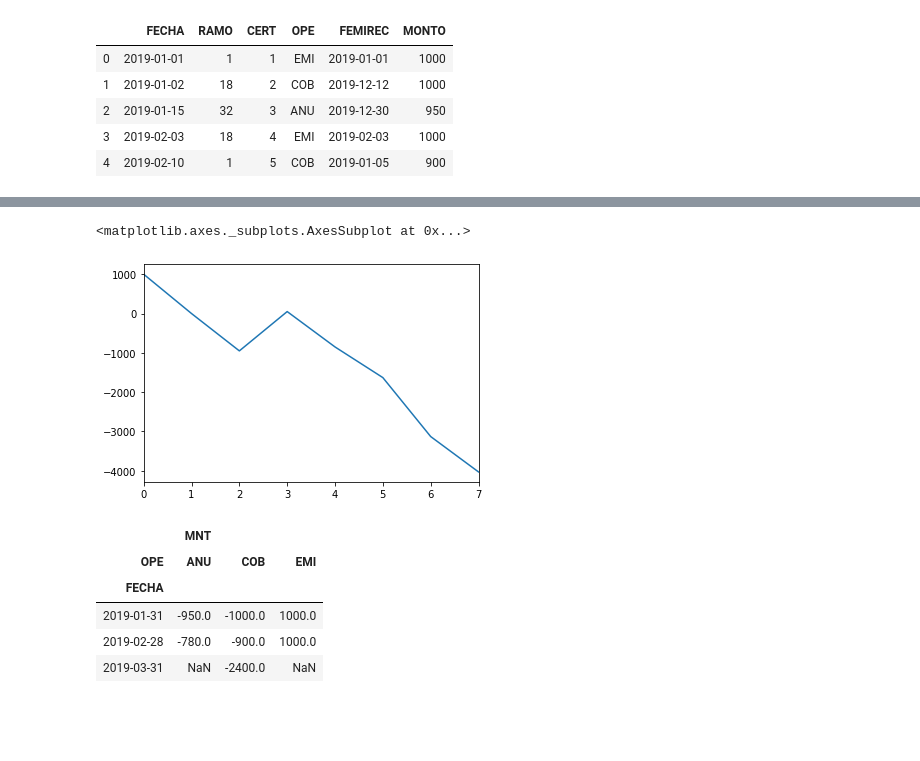
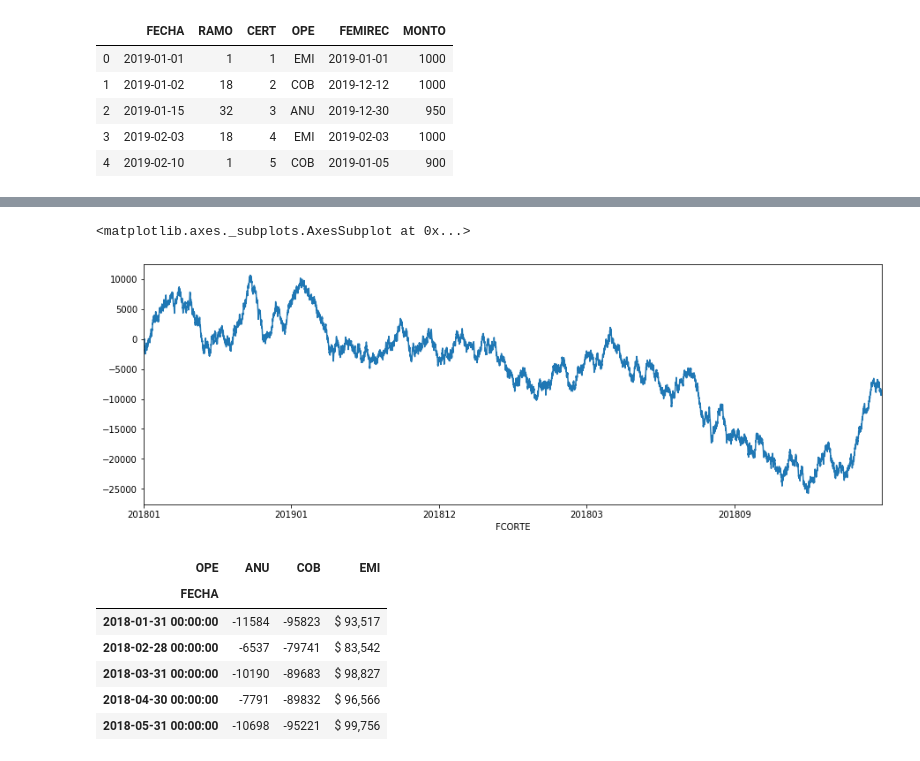
Before and after one commit to RafaelHarispe/WorkShopDS, a Jupyter notebook: Cintas.ipynb, the cells around one changed output, grey strips where cells are left out. Saved outputs shown, nothing was run; the diff lists cells and outputs as text; code cells hidden in the pictures; blank space fills up the shorter version.

```diff
--- a/Cintas.ipynb
+++ b/Cintas.ipynb
@@ -186,0 +234,3 @@ operecibos
+# %%
+pd.DataFrame(operecibos.set_index('FECHA').resample('1M')['MNT'].sum())\
+    .style.background_gradient(cmap='Blues')
@@ -187,3 +252,3 @@ operecibos
 # %%
-operecibos.set_index('FECHA').resample('1M').sum()
+operecibos.set_index('FECHA').resample('1M')['MNT'].sum().plot(kind = 'bar', figsize = (12,4))
 # %% [output]
@@ -194,0 +257,2 @@ operecibos.set_index('FECHA').resample('1M').sum()
+# %%
+operecibos.set_index('FCORTE').iloc[:10,:]
@@ -194,0 +322,4 @@ operecibos.set_index('FECHA').resample('1M').sum()
+# %%
+operecibos[operecibos.OPE == 'ANU'].set_index('FCORTE').groupby('FCORTE').sum()['MNT'].cumsum().plot()
+operecibos[operecibos.OPE == 'EMI'].set_index('FCORTE').groupby('FCORTE').sum()['MNT'].cumsum().plot()
+operecibos[operecibos.OPE == 'COB'].set_index('FCORTE').groupby('FCORTE').sum()['MNT'].cumsum().plot()
@@ -195,16 +329,17 @@ operecibos.set_index('FECHA').resample('1M').sum()
 # %%
-operecibos.MNT.cumsum().plot()
+operecibos.set_index('FCORTE').MNT.cumsum().plot(figsize = (15,5))
 # %% [output]
 <matplotlib.axes._subplots.AxesSubplot at 0x...>
-[figure, old version]
+[figure, new version]
-# %%
-operecibos.pivot_table(values = ['MNT'], \
-                       index = pd.Grouper(key = 'FECHA', freq = '1M'), \
-                       columns = ['OPE'], aggfunc='sum')
-# %% [output]
-|  | MNT |  |  |
-| OPE | ANU | COB | EMI |
-| FECHA |  |  |  |
-| 2019-01-31 | -950.0 | -1000.0 | 1000.0 |
-| 2019-02-28 | -780.0 | -900.0 | 1000.0 |
-| 2019-03-31 | NaN | -2400.0 | NaN |
+# %%
+frame.head().style.background_gradient(cmap='Blues', subset = ['ANU'])\
+                    .applymap(lambda v: 'color: red' if v < 0 else 'color black')\
+                    .format("${:20,.0f}", subset = ['EMI'])
+# %% [output]
+| OPE | ANU | COB | EMI |
+| FECHA |  |  |  |
+| 2018-01-31 00:00:00 | -11584 | -95823 | $ 93,517 |
+| 2018-02-28 00:00:00 | -6537 | -79741 | $ 83,542 |
+| 2018-03-31 00:00:00 | -10190 | -89683 | $ 98,827 |
+| 2018-04-30 00:00:00 | -7791 | -89832 | $ 96,566 |
+| 2018-05-31 00:00:00 | -10698 | -95221 | $ 99,756 |
```
Also changed, not shown: parts of 16 cells of this notebook.
